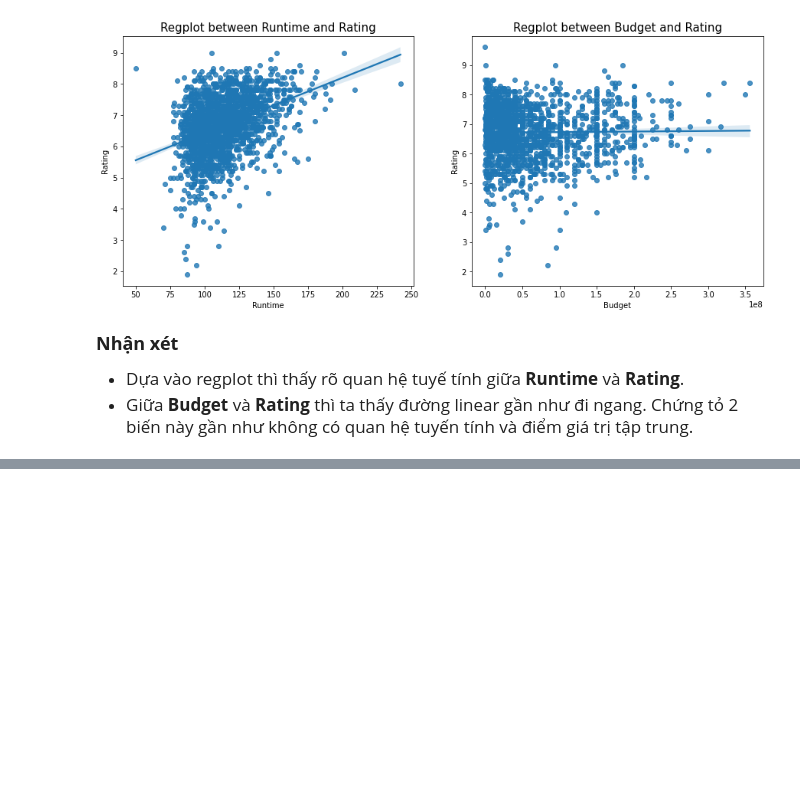
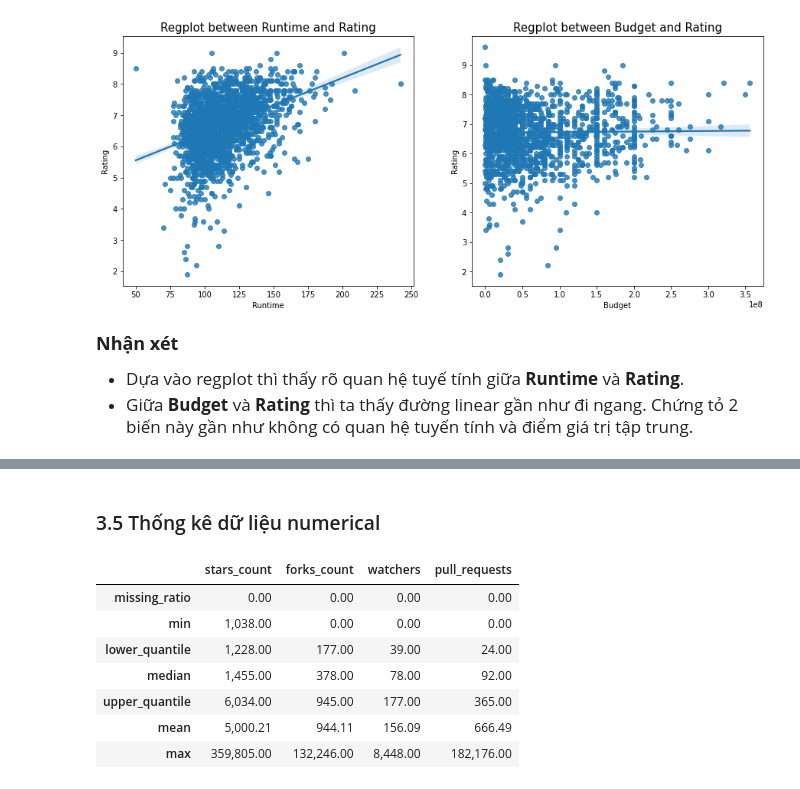
Before and after one commit to ShinNgao12/KHDL-UD, a Jupyter notebook: Lab01/Lab01.ipynb, the cells around one changed output, grey strips where cells are left out. Saved outputs shown, nothing was run; the diff lists cells and outputs as text; code cells hidden in the pictures; blank space fills up the shorter version.

Commit message:
update data history

```diff
--- a/Lab01/Lab01.ipynb
+++ b/Lab01/Lab01.ipynb
@@ -319,0 +347,3 @@ plt.show();
+# %%
+# Vì giới hạn size của github nên dataset này chỉ gồm 20.000 dòng có star_count cao nhất theo data gốc
+github_df = pd.read_csv('repository_data.csv')
@@ -319,0 +421,17 @@ plt.show();
+# %% [markdown]
+### 3.5 Thống kê dữ liệu numerical
+# %%
+numerical_github_df = github_df.select_dtypes('int64')
+
+numerical_github_df.aggregate([missing_ratio, pd.Series.min, lower_quantile,
+                               pd.Series.median, upper_quantile,
+                               pd.Series.mean, pd.Series.max])
+# %% [output]
+|  | stars_count | forks_count | watchers | pull_requests |
+| missing_ratio | 0.00 | 0.00 | 0.00 | 0.00 |
+| min | 1,038.00 | 0.00 | 0.00 | 0.00 |
+| lower_quantile | 1,228.00 | 177.00 | 39.00 | 24.00 |
+| median | 1,455.00 | 378.00 | 78.00 | 92.00 |
+| upper_quantile | 6,034.00 | 945.00 | 177.00 | 365.00 |
+| mean | 5,000.21 | 944.11 | 156.09 | 666.49 |
+| max | 359,805.00 | 132,246.00 | 8,448.00 | 182,176.00 |
```
Also changed, not shown: parts of 28 cells of this notebook, 1 other file.
